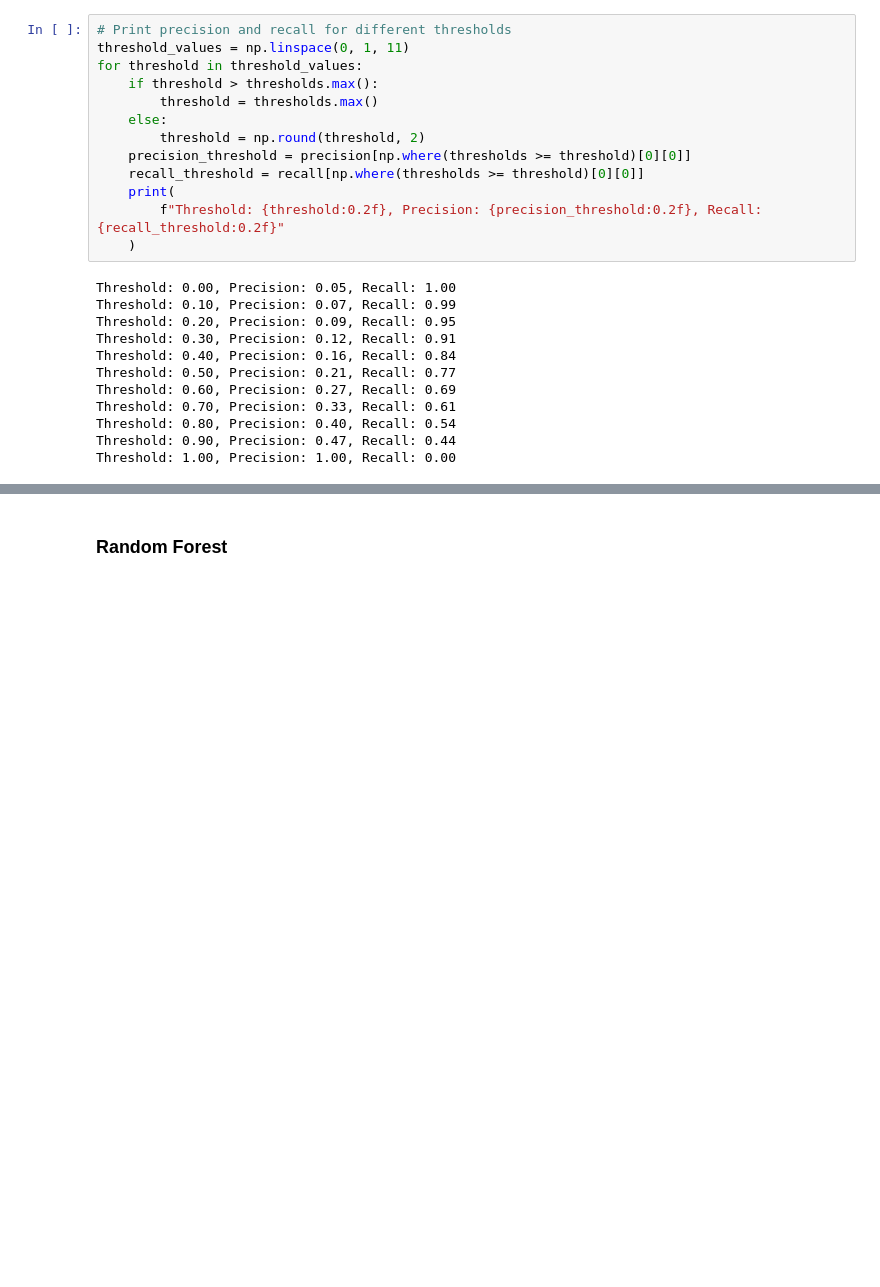
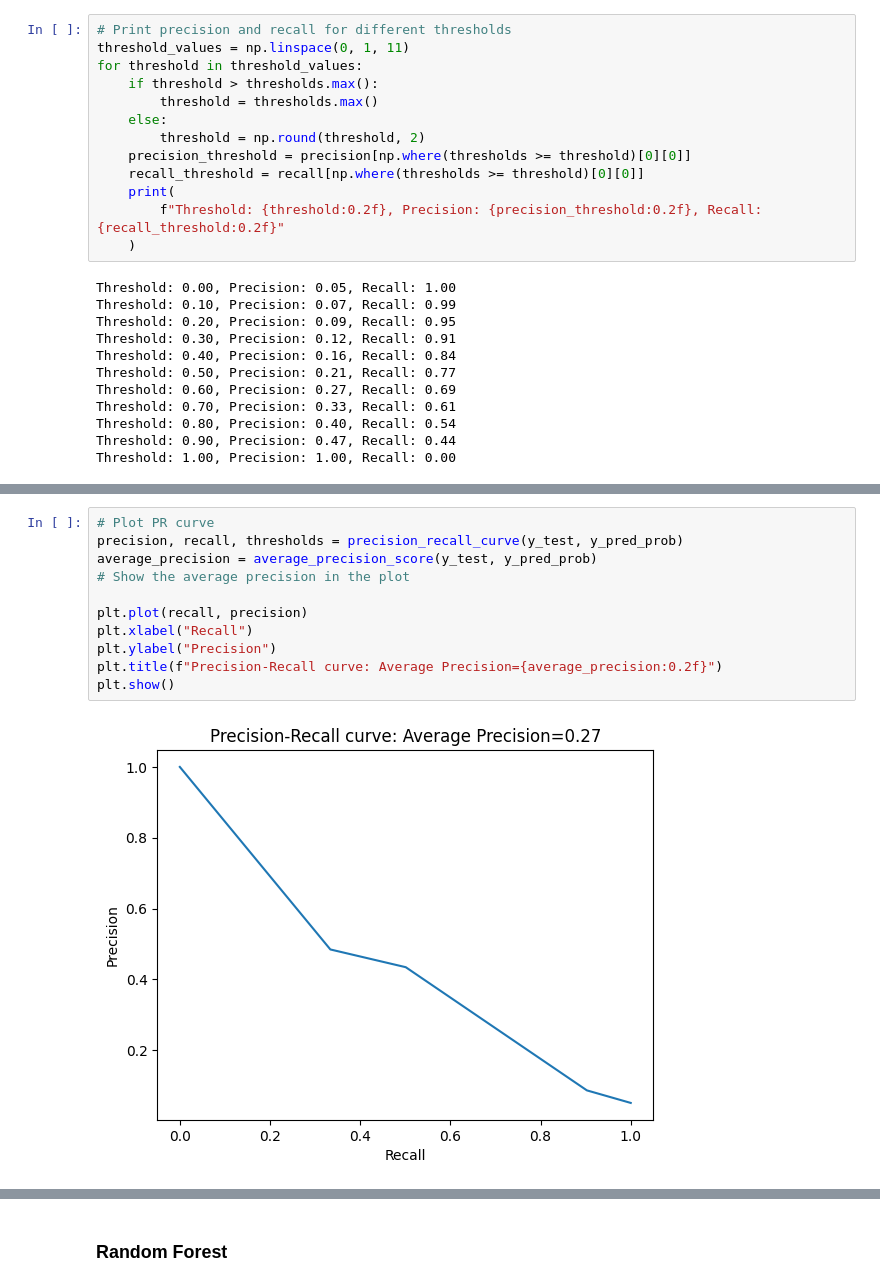
Before and after one commit to anuvrat-umich/siads_capstone, a Jupyter notebook: src/model.ipynb, the cells around one changed output, grey strips where cells are left out. Cells and saved outputs as stored; diff of their text form; blank space fills up the shorter version.

```diff
--- a/src/model.ipynb
+++ b/src/model.ipynb
@@ -471,0 +555,13 @@ Feature importance:
+# %%
+# Plot PR curve
+precision, recall, thresholds = precision_recall_curve(y_test, y_pred_prob)
+average_precision = average_precision_score(y_test, y_pred_prob)
+# Show the average precision in the plot
+
+plt.plot(recall, precision)
+plt.xlabel("Recall")
+plt.ylabel("Precision")
+plt.title(f"Precision-Recall curve: Average Precision={average_precision:0.2f}")
+plt.show()
+# %% [output]
+[figure, added]
```
Also changed, not shown: parts of 14 cells of this notebook, 1 other file.
